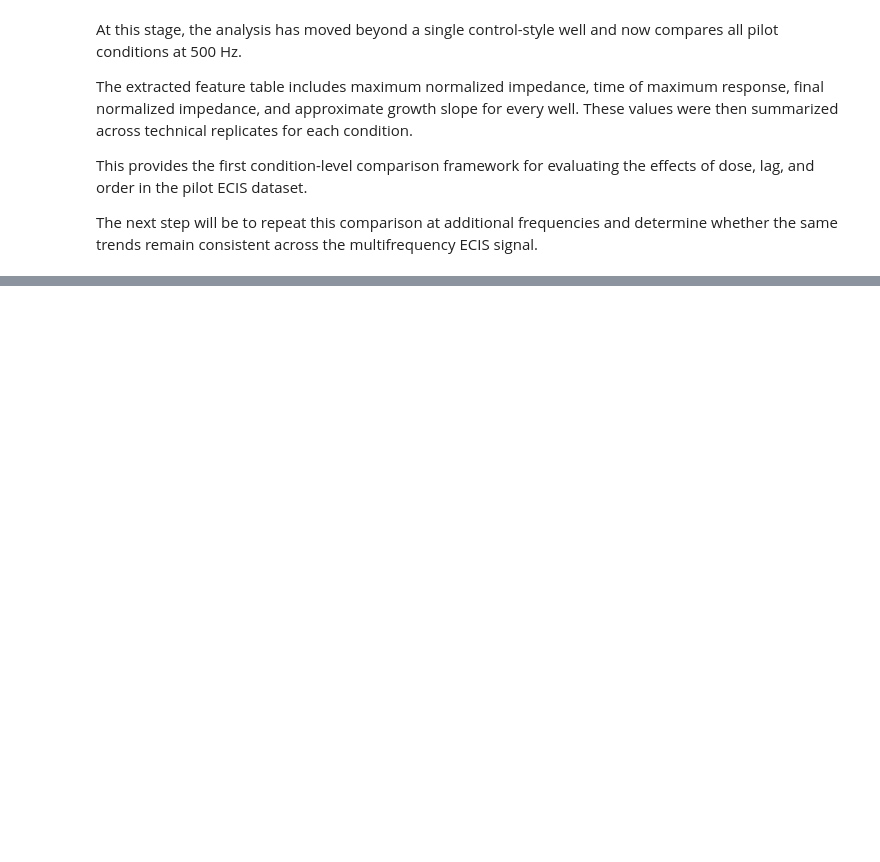
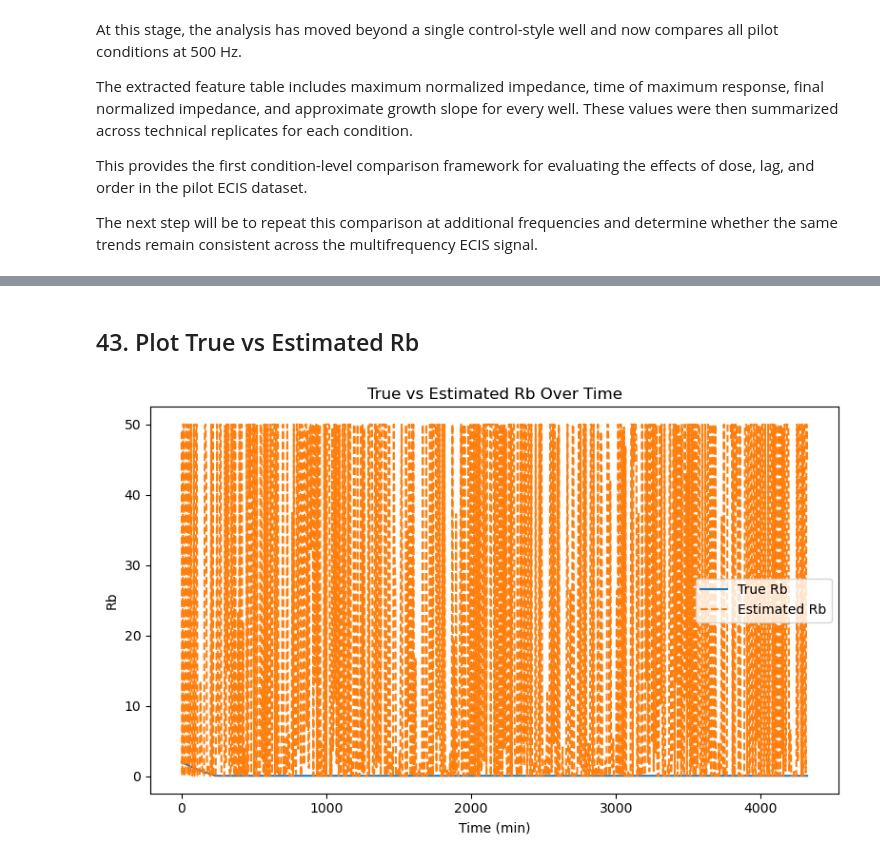
Before and after one commit to DanyaLeyva/ECIS-drug-timing-analysis, a Jupyter notebook: notebooks/ECIS_analysis.ipynb, the cells around one changed output, grey strips where cells are left out. Saved outputs shown, nothing was run; the diff lists cells and outputs as text; code cells hidden in the pictures; blank space fills up the shorter version.

```diff
--- a/notebooks/ECIS_analysis.ipynb
+++ b/notebooks/ECIS_analysis.ipynb
@@ -498,0 +908,20 @@ The next step will be to repeat this comparison at additional frequencies and de
+# %%
+estimated_rows = []
+
+for t in sorted(df_phys["time_min"].unique()):
+    df_t = df_phys[df_phys["time_min"] == t].sort_values("frequency_hz")
+
+    freqs = df_t["frequency_hz"].values
+    Zobs = df_t["Zreal"].values + 1j * df_t["Zimag"].values
+
+    theta_hat = fit_theta_single_time(freqs, Zobs)
+
+    estimated_rows.append({
+        "time_min": t,
+        "Rb_hat": theta_hat["Rb"],
+        "alpha_hat": theta_hat["alpha"],
+        "Cm_hat": theta_hat["Cm"]
+    })
+
+estimated_df = pd.DataFrame(estimated_rows)
+estimated_df.head()
@@ -498,0 +938,9 @@ The next step will be to repeat this comparison at additional frequencies and de
+# %%
+true_df = (
+    df_phys[["time_min", "Rb", "alpha", "Cm"]]
+    .drop_duplicates(subset=["time_min"])
+    .sort_values("time_min")
+    .reset_index(drop=True)
+)
+
+true_df.head()
@@ -498,0 +957,3 @@ The next step will be to repeat this comparison at additional frequencies and de
+# %%
+theta_compare = true_df.merge(estimated_df, on="time_min")
+theta_compare.head()
@@ -498,0 +967,14 @@ The next step will be to repeat this comparison at additional frequencies and de
+# %% [markdown]
+## 43. Plot True vs Estimated Rb
+# %%
+plt.figure(figsize=(8, 5))
+plt.plot(theta_compare["time_min"], theta_compare["Rb"], label="True Rb")
+plt.plot(theta_compare["time_min"], theta_compare["Rb_hat"], linestyle="--", label="Estimated Rb")
+plt.xlabel("Time (min)")
+plt.ylabel("Rb")
+plt.title("True vs Estimated Rb Over Time")
+plt.legend()
+plt.tight_layout()
+plt.show()
+# %% [output]
+[figure, added]
```
Also changed, not shown: parts of 40 cells of this notebook.
